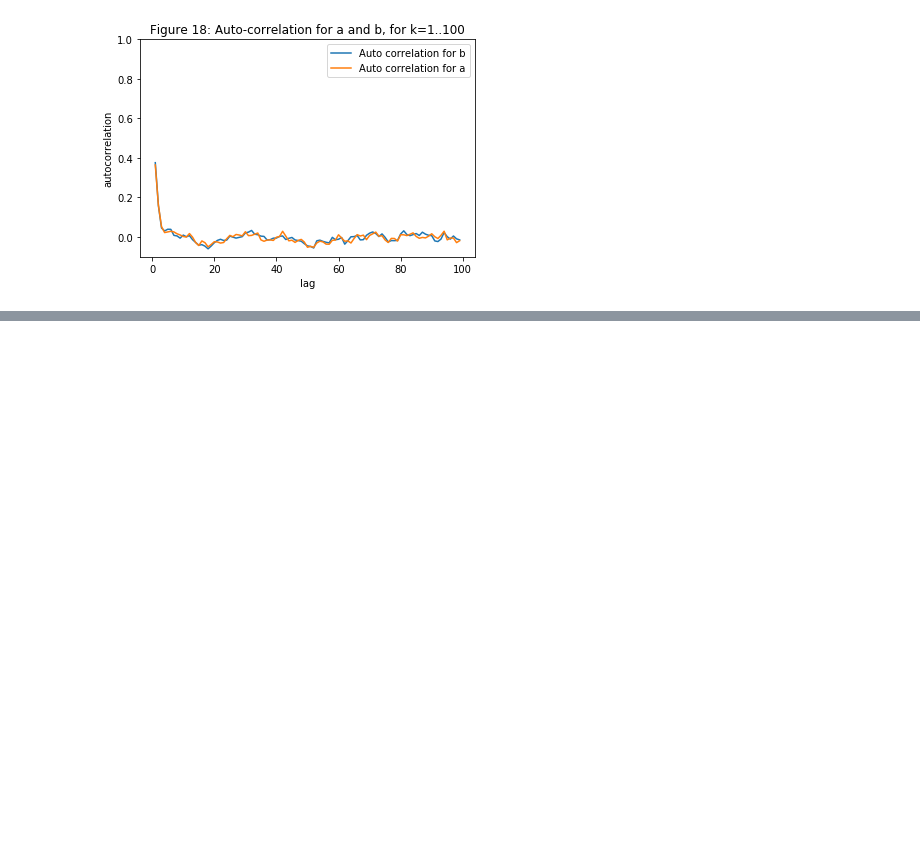
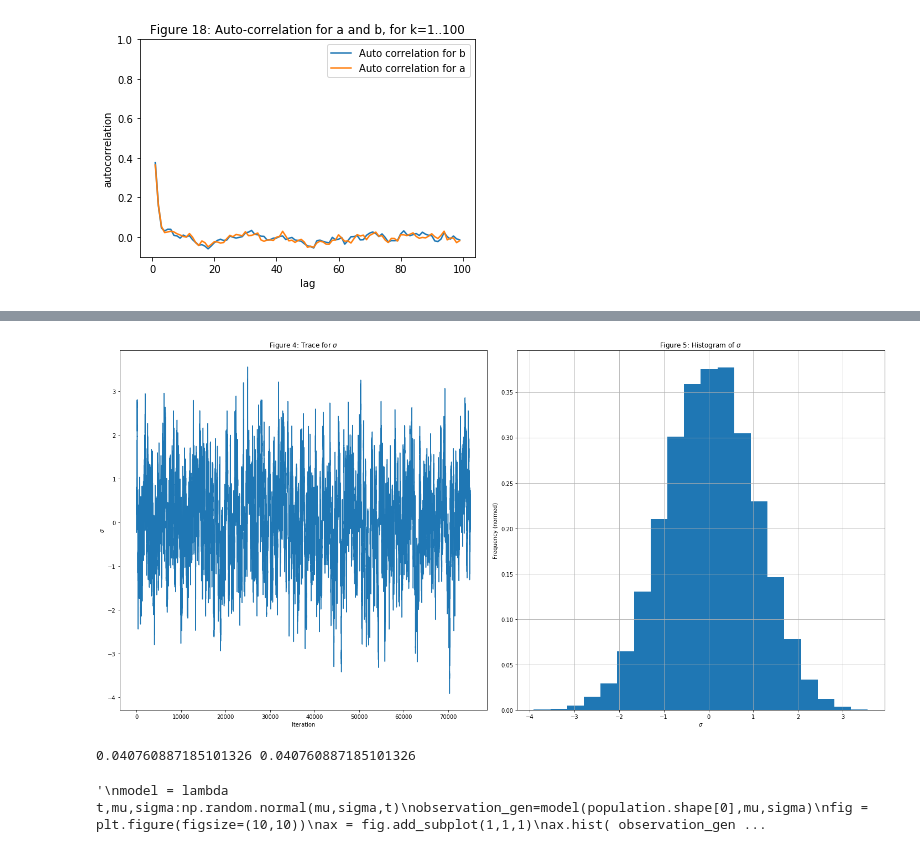
Before and after one commit to jaworra/MCMC-Python, a Jupyter notebook: MCMC_Scratch.ipynb, the cells around one changed output, grey strips where cells are left out. Cells and saved outputs as stored; diff of their text form; code cells hidden in the pictures; blank space fills up the shorter version.

```diff
--- a/MCMC_Scratch.ipynb
+++ b/MCMC_Scratch.ipynb
@@ -392,0 +552,39 @@ ax.set(xlabel='lag', ylabel='autocorrelation', ylim=(-.1, 1))
+# %%
+show=int(-0.75*accepted.shape[0])
+hist_show=int(-0.75*accepted.shape[0])
+
+fig = plt.figure(figsize=(20,10))
+ax = fig.add_subplot(1,2,1)
+ax.plot(accepted[show:])
+ax.set_title("Figure 4: Trace for $\sigma$")
+ax.set_ylabel("$\sigma$")
+ax.set_xlabel("Iteration")
+ax = fig.add_subplot(1,2,2)
+ax.hist(accepted[hist_show:], bins=20,density=True)
+ax.set_ylabel("Frequency (normed)")
+ax.set_xlabel("$\sigma$")
+ax.set_title("Figure 5: Histogram of $\sigma$")
+fig.tight_layout()
+
+
+ax.grid("off")
+# %% [output]
+[figure, added]
+# %%
+mu=accepted[show:].mean()
+sigma=accepted[show:].mean()
+print(mu, sigma)
+'''
+model = lambda t,mu,sigma:np.random.normal(mu,sigma,t)
+observation_gen=model(population.shape[0],mu,sigma)
+fig = plt.figure(figsize=(10,10))
+ax = fig.add_subplot(1,1,1)
+ax.hist( observation_gen,bins=70 ,label="Predicted distribution of 30,000 individuals")
+ax.hist( population,bins=70 ,alpha=0.5, label="Original values of the 30,000 individuals")
+ax.set_xlabel("Mean")
+ax.set_ylabel("Frequency")
+ax.set_title("Figure 6: Posterior distribution of predicitons")
+ax.legend()'''
+# %% [output]
+0.040760887185101326 0.040760887185101326
+'\nmodel = lambda t,mu,sigma:np.random.normal(mu,sigma,t)\nobservation_gen=model(population.shape[0],mu,sigma)\nfig = plt.figure(figsize=(10,10))\nax = fig.add_subplot(1,1,1)\nax.hist( observation_gen ...
```
Also changed, not shown: parts of 14 cells of this notebook.
